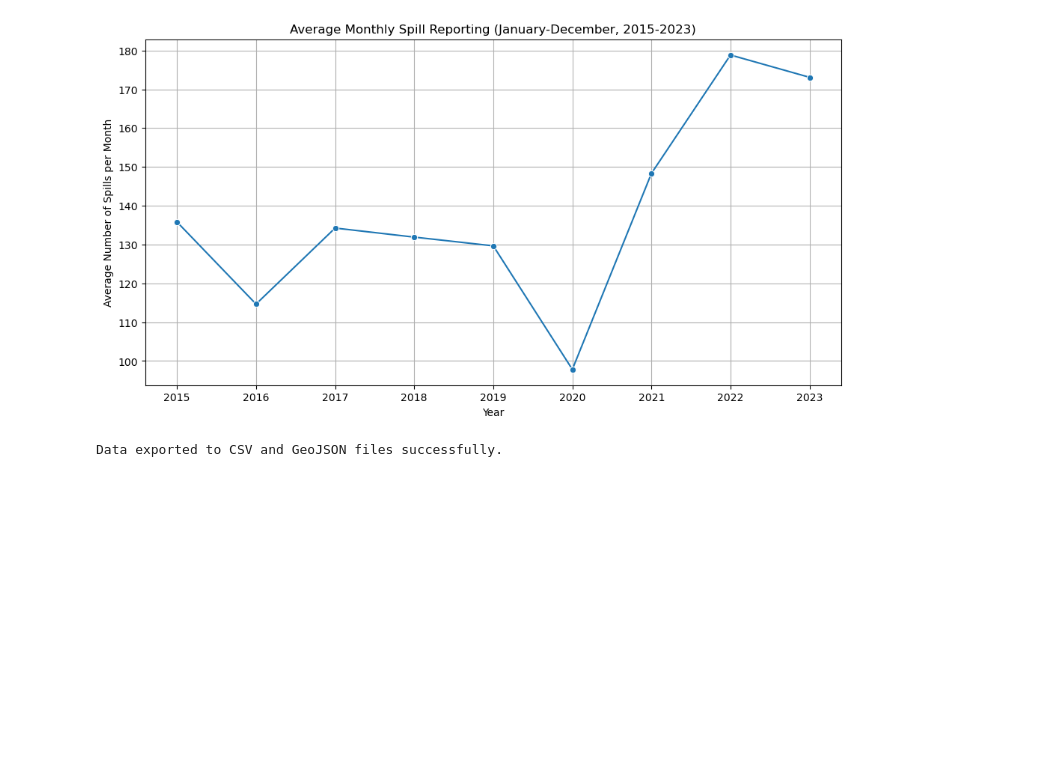
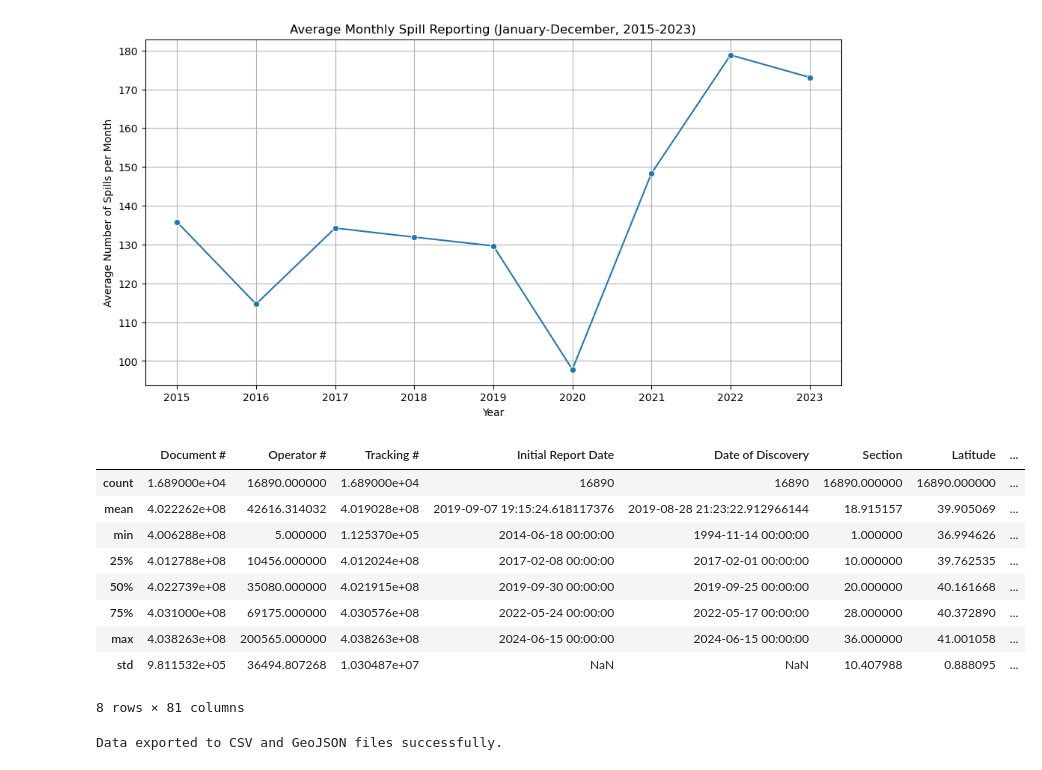
Before and after one commit to dadams-AU/colorado_spills, a Jupyter notebook: analysis/analysis2.ipynb, the cells around one changed output. Drawn from its saved outputs; the diff is of its cells as text; code cells hidden in the pictures; blank space fills up the shorter version.

```diff
--- a/analysis/analysis2.ipynb
+++ b/analysis/analysis2.ipynb
@@ -595,6 +608,20 @@ plt.grid(True)
 plt.show()
 # %% [output]
 [figure]
+# %%
+# spills_gdf summary statistics
+spills_gdf.describe()
+# %% [output]
+|  | Document # | Operator # | Tracking # | Initial Report Date | Date of Discovery | Section | Latitude | ... |
+| count | 1.689000e+04 | 16890.000000 | 1.689000e+04 | 16890 | 16890 | 16890.000000 | 16890.000000 | ... |
+| mean | 4.022262e+08 | 42616.314032 | 4.019028e+08 | 2019-09-07 19:15:24.618117376 | 2019-08-28 21:23:22.912966144 | 18.915157 | 39.905069 | ... |
+| min | 4.006288e+08 | 5.000000 | 1.125370e+05 | 2014-06-18 00:00:00 | 1994-11-14 00:00:00 | 1.000000 | 36.994626 | ... |
+| 25% | 4.012788e+08 | 10456.000000 | 4.012024e+08 | 2017-02-08 00:00:00 | 2017-02-01 00:00:00 | 10.000000 | 39.762535 | ... |
+| 50% | 4.022739e+08 | 35080.000000 | 4.021915e+08 | 2019-09-30 00:00:00 | 2019-09-25 00:00:00 | 20.000000 | 40.161668 | ... |
+| 75% | 4.031000e+08 | 69175.000000 | 4.030576e+08 | 2022-05-24 00:00:00 | 2022-05-17 00:00:00 | 28.000000 | 40.372890 | ... |
+| max | 4.038263e+08 | 200565.000000 | 4.038263e+08 | 2024-06-15 00:00:00 | 2024-06-15 00:00:00 | 36.000000 | 41.001058 | ... |
+| std | 9.811532e+05 | 36494.807268 | 1.030487e+07 | NaN | NaN | 10.407988 | 0.888095 | ... |
+8 rows × 81 columns
 # %%
 # update spills_with_demographics_geog table with spills_gdf data
 engine = create_engine(f'postgresql+psycopg2://{user}:{password}@{host}:{port}/{db_name}')
```
Also changed, not shown: parts of 3 cells of this notebook, 2 other files.
